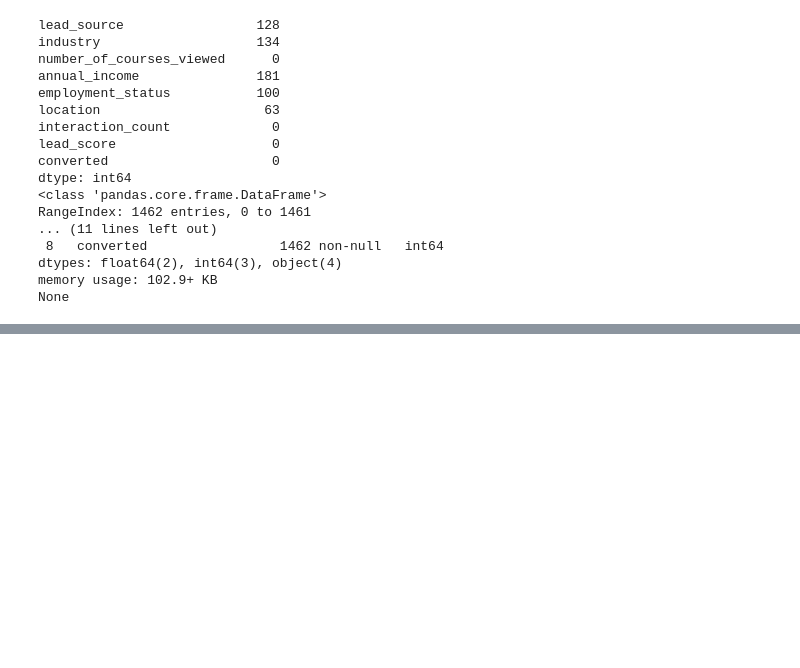
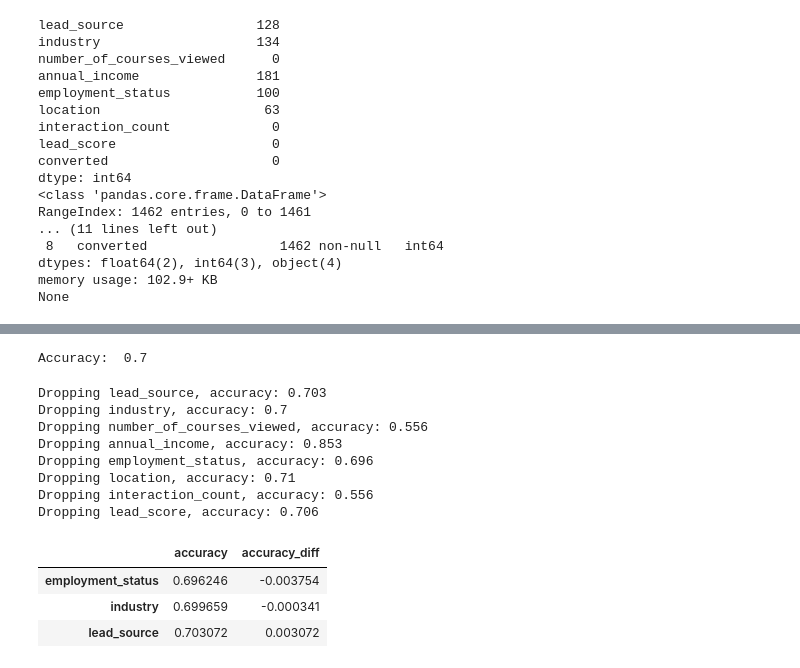
Before and after one commit to ferdlpz/machine-learning-zoomcamp-homework, a Jupyter notebook: 03 - Classification/Homework3.ipynb, the cells around one changed output, grey strips where cells are left out. Drawn from its saved outputs; the diff is of its cells as text; code cells hidden in the pictures; blank space fills up the shorter version.

```diff
--- a/03 - Classification/Homework3.ipynb
+++ b/03 - Classification/Homework3.ipynb
@@ -72,0 +116,59 @@ df[num_cols].corr()
+# %%
+y_pred = model.predict_proba(X_val)[:, 1]
+churn_decision = (y_pred >= 0.5)
+print("Accuracy: ",(churn_decision == y_val).mean().round(3))
+orig_accuracy = (churn_decision == y_val).mean().round(3)
+# %% [output]
+Accuracy:  0.7
+# %%
+# question 5
+
+def model_regression(df_train, y_train, C=1.0):
+    dv = DictVectorizer(sparse=False)
+    train_dicts = df_train.to_dict(orient='records')
+    X_train = dv.fit_transform(train_dicts)
+
+    model = LogisticRegression(solver='liblinear', C=C, max_iter=1000, random_state=42)
+    model.fit(X_train, y_train)
+
+    return dv, model
+
+def evaluate_model(dv, model, df_val, y_val):
+
+    val_dicts = df_val.to_dict(orient='records')
+    X_val = dv.transform(val_dicts)
+
+    y_pred = model.predict_proba(X_val)[:, 1]
+    churn_decision = (y_pred >= 0.5)
+    accuracy = (churn_decision == y_val).mean()
+
+    return accuracy
+# %%
+accuracy_results = {}
+
+for column_drop in df_train.columns:
+    df_train_temp = df_train.drop(columns=[column_drop])
+    dv, model = model_regression(df_train_temp, y_train)
+    df_val_temp = df_val.drop(columns=[column_drop])
+    accuracy = evaluate_model(dv, model, df_val_temp, y_val)
+    accuracy_results[column_drop] = accuracy
+    print(f'Dropping {column_drop}, accuracy: {accuracy.round(3)}')
+
+df_accuracy = pd.DataFrame.from_dict(accuracy_results, orient='index', columns=['accuracy'])
+df_accuracy['accuracy_diff'] = df_accuracy['accuracy'] - orig_accuracy
+df_accuracy = df_accuracy.sort_values(by='accuracy_diff')
+
+df_accuracy[df_accuracy.index.isin(['industry', 'employment_status', 'lead_source'])]
+# %% [output]
+Dropping lead_source, accuracy: 0.703
+Dropping industry, accuracy: 0.7
+Dropping number_of_courses_viewed, accuracy: 0.556
+Dropping annual_income, accuracy: 0.853
+Dropping employment_status, accuracy: 0.696
+Dropping location, accuracy: 0.71
+Dropping interaction_count, accuracy: 0.556
+Dropping lead_score, accuracy: 0.706
+|  | accuracy | accuracy_diff |
+| employment_status | 0.696246 | -0.003754 |
+| industry | 0.699659 | -0.000341 |
+| lead_source | 0.703072 | 0.003072 |
```
Also changed, not shown: parts of 12 cells of this notebook, 1 other file.
